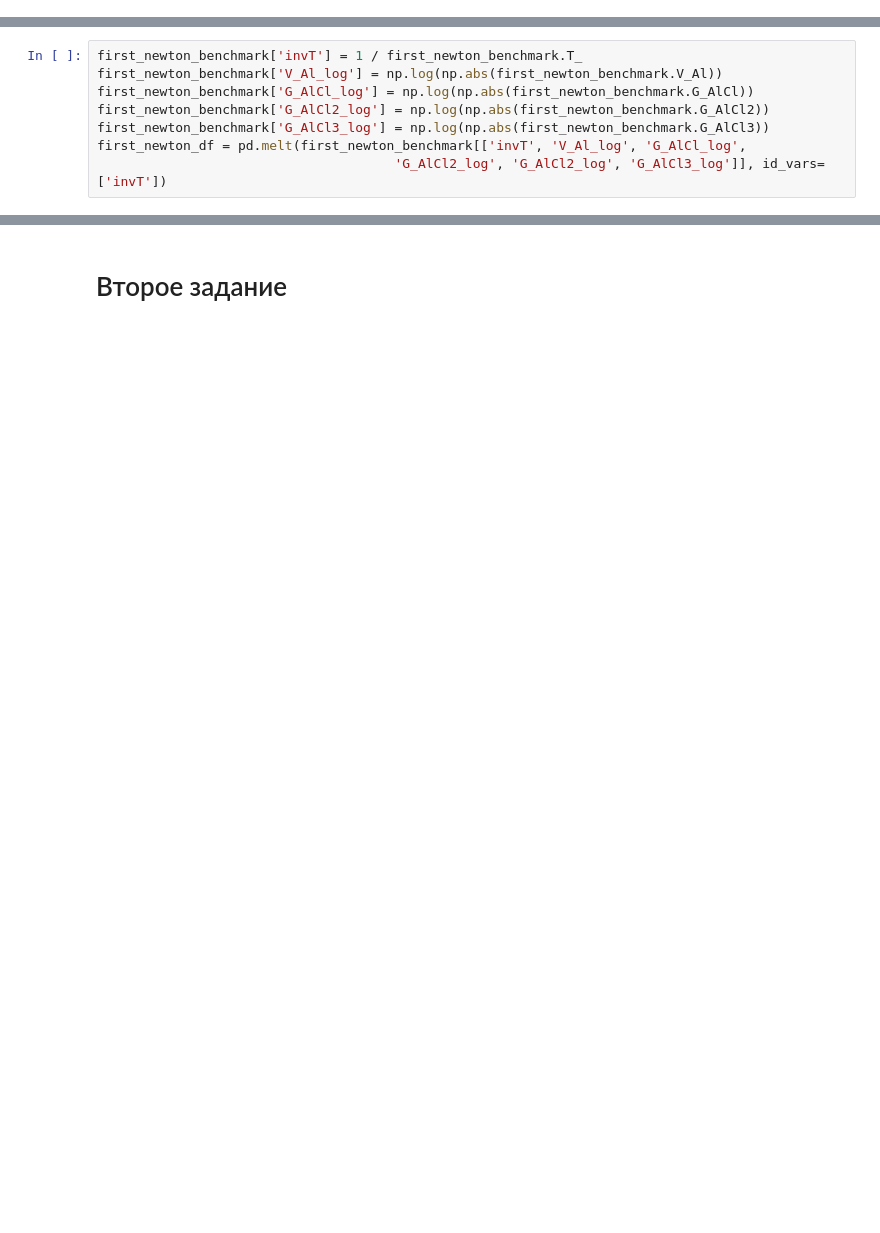
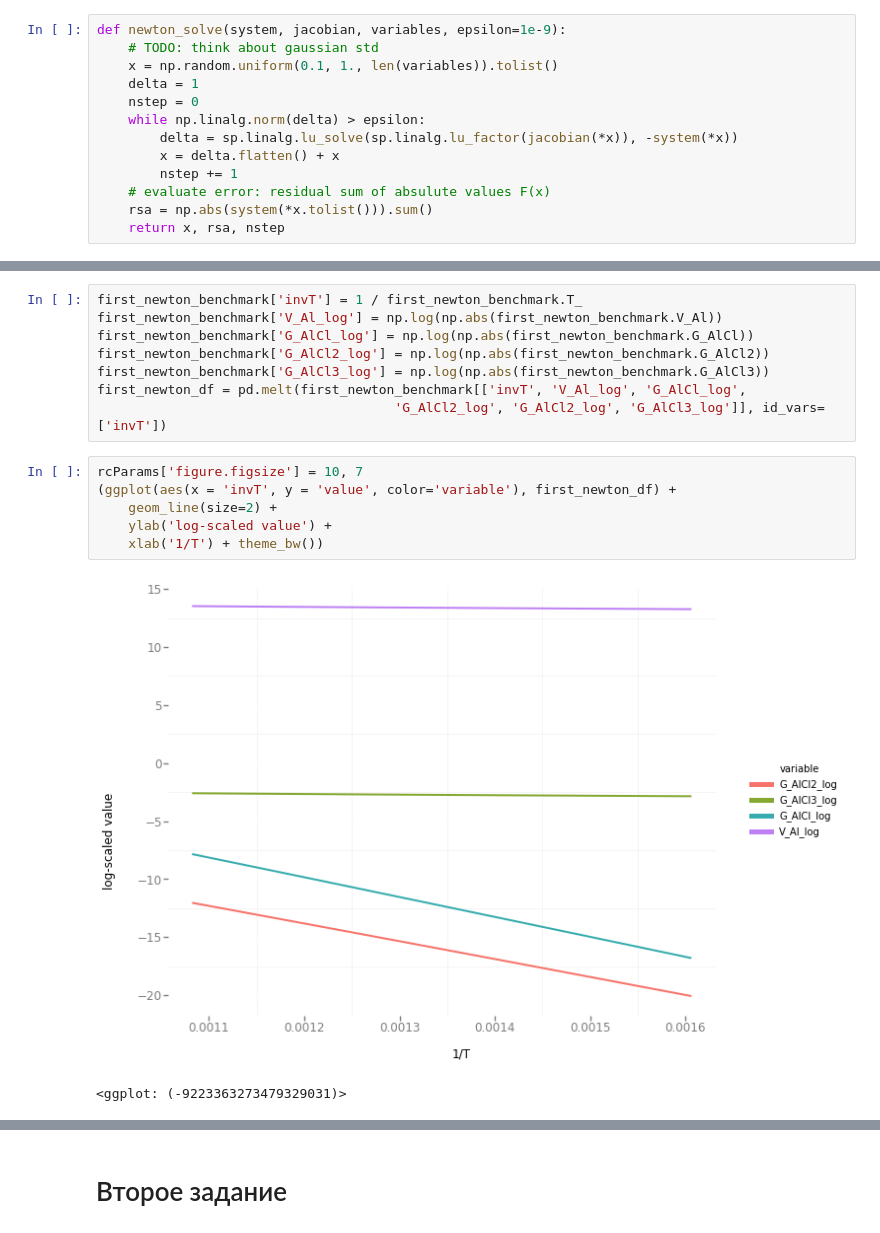
Before and after one commit to zerogerc/algan_modeling, a Jupyter notebook: Modeling.ipynb, the cells around one changed output, grey strips where cells are left out. Cells and saved outputs as stored; diff of their text form; blank space fills up the shorter version.

```diff
--- a/Modeling.ipynb
+++ b/Modeling.ipynb
@@ -151,6 +155,19 @@ print(calcK10(100))
 5.44646362935e-44
 # %% [markdown]
 # Первое задание
+# %%
+def newton_solve(system, jacobian, variables, epsilon=1e-9):
+    # TODO: think about gaussian std
+    x = np.random.uniform(0.1, 1., len(variables)).tolist()
+    delta = 1
+    nstep = 0
+    while np.linalg.norm(delta) > epsilon:
+        delta = sp.linalg.lu_solve(sp.linalg.lu_factor(jacobian(*x)), -system(*x))
+        x = delta.flatten() + x
+        nstep += 1
+    # evaluate error: residual sum of absulute values F(x)
+    rsa = np.abs(system(*x.tolist())).sum()
+    return x, rsa, nstep
 # %%
 """
 Парциальные давления компонент вне диффузионного пограничного слоя (Па)
@@ -284,4 +268,13 @@ first_newton_benchmark['G_AlCl2_log'] = np.log(np.abs(first_newton_benchmark.G_A
 first_newton_benchmark['G_AlCl3_log'] = np.log(np.abs(first_newton_benchmark.G_AlCl3))
 first_newton_df = pd.melt(first_newton_benchmark[['invT', 'V_Al_log', 'G_AlCl_log',
                                       'G_AlCl2_log', 'G_AlCl2_log', 'G_AlCl3_log']], id_vars=['invT'])
+# %%
+rcParams['figure.figsize'] = 10, 7
+(ggplot(aes(x = 'invT', y = 'value', color='variable'), first_newton_df) +
+    geom_line(size=2) +
+    ylab('log-scaled value') +
+    xlab('1/T') + theme_bw())
+# %% [output]
+[figure, added]
+<ggplot: (-9223363273479329031)>
 # %%
```
Also changed, not shown: parts of 20 cells of this notebook.
